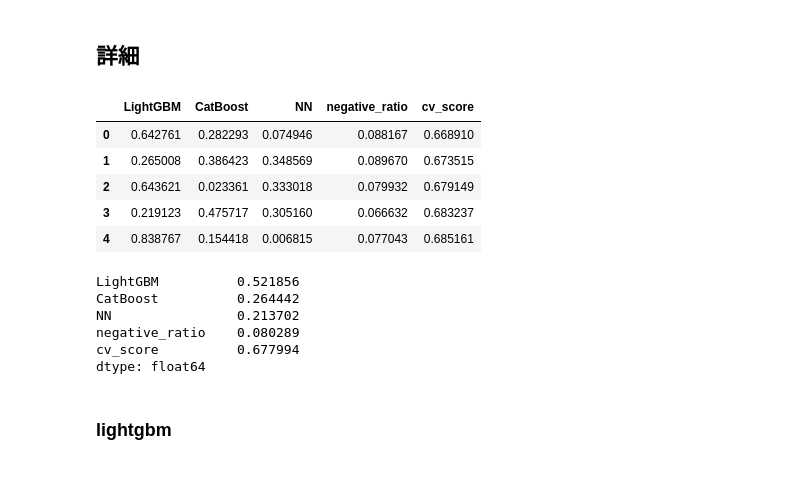
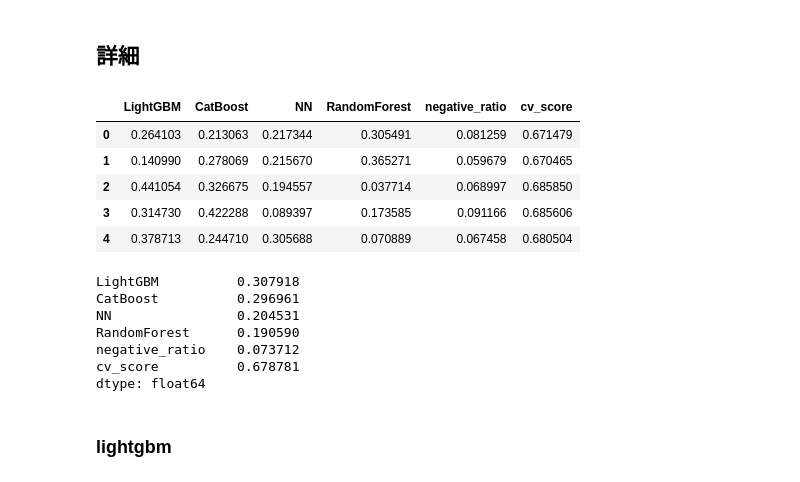
Before and after one commit to IR325/FinancialDataApplication, a Jupyter notebook: notebooks/20240205_model_eda.ipynb, the cells around one changed output. Saved outputs shown, nothing was run; the diff lists cells and outputs as text; code cells hidden in the pictures.

```diff
--- a/notebooks/20240205_model_eda.ipynb
+++ b/notebooks/20240205_model_eda.ipynb
@@ -33,28 +34,30 @@ df
 # %% [markdown]
 ## 詳細
 # %%
-df = pd.read_csv(os.path.join(RESULT_PATH, "20240205_03", "cv_details.csv"))
-df["temp_sum"] = df["LightGBM"] + df["CatBoost"] + df["NN"]
+df = pd.read_csv(os.path.join(RESULT_PATH, "20240207_05", "cv_details.csv"))
+df["temp_sum"] = df["LightGBM"] + df["CatBoost"] + df["NN"] + df["RandomForest"]
 df["LightGBM"] = df["LightGBM"] / df["temp_sum"]
 df["CatBoost"] = df["CatBoost"] / df["temp_sum"]
 df["NN"] = df["NN"] / df["temp_sum"]
+df["RandomForest"] = df["RandomForest"] / df["temp_sum"]
 df = df.drop(columns="temp_sum")
 df
 # %% [output]
-|  | LightGBM | CatBoost | NN | negative_ratio | cv_score |
-| 0 | 0.642761 | 0.282293 | 0.074946 | 0.088167 | 0.668910 |
-| 1 | 0.265008 | 0.386423 | 0.348569 | 0.089670 | 0.673515 |
-| 2 | 0.643621 | 0.023361 | 0.333018 | 0.079932 | 0.679149 |
-| 3 | 0.219123 | 0.475717 | 0.305160 | 0.066632 | 0.683237 |
-| 4 | 0.838767 | 0.154418 | 0.006815 | 0.077043 | 0.685161 |
+|  | LightGBM | CatBoost | NN | RandomForest | negative_ratio | cv_score |
+| 0 | 0.264103 | 0.213063 | 0.217344 | 0.305491 | 0.081259 | 0.671479 |
+| 1 | 0.140990 | 0.278069 | 0.215670 | 0.365271 | 0.059679 | 0.670465 |
+| 2 | 0.441054 | 0.326675 | 0.194557 | 0.037714 | 0.068997 | 0.685850 |
+| 3 | 0.314730 | 0.422288 | 0.089397 | 0.173585 | 0.091166 | 0.685606 |
+| 4 | 0.378713 | 0.244710 | 0.305688 | 0.070889 | 0.067458 | 0.680504 |
 # %%
 df.mean()
 # %% [output]
-LightGBM          0.521856
-CatBoost          0.264442
-NN                0.213702
-negative_ratio    0.080289
-cv_score          0.677994
+LightGBM          0.307918
+CatBoost          0.296961
+NN                0.204531
+RandomForest      0.190590
+negative_ratio    0.073712
+cv_score          0.678781
 dtype: float64
 # %% [markdown]
 ### lightgbm
```
Also changed, not shown: parts of 1 cell of this notebook, 3 other files.
